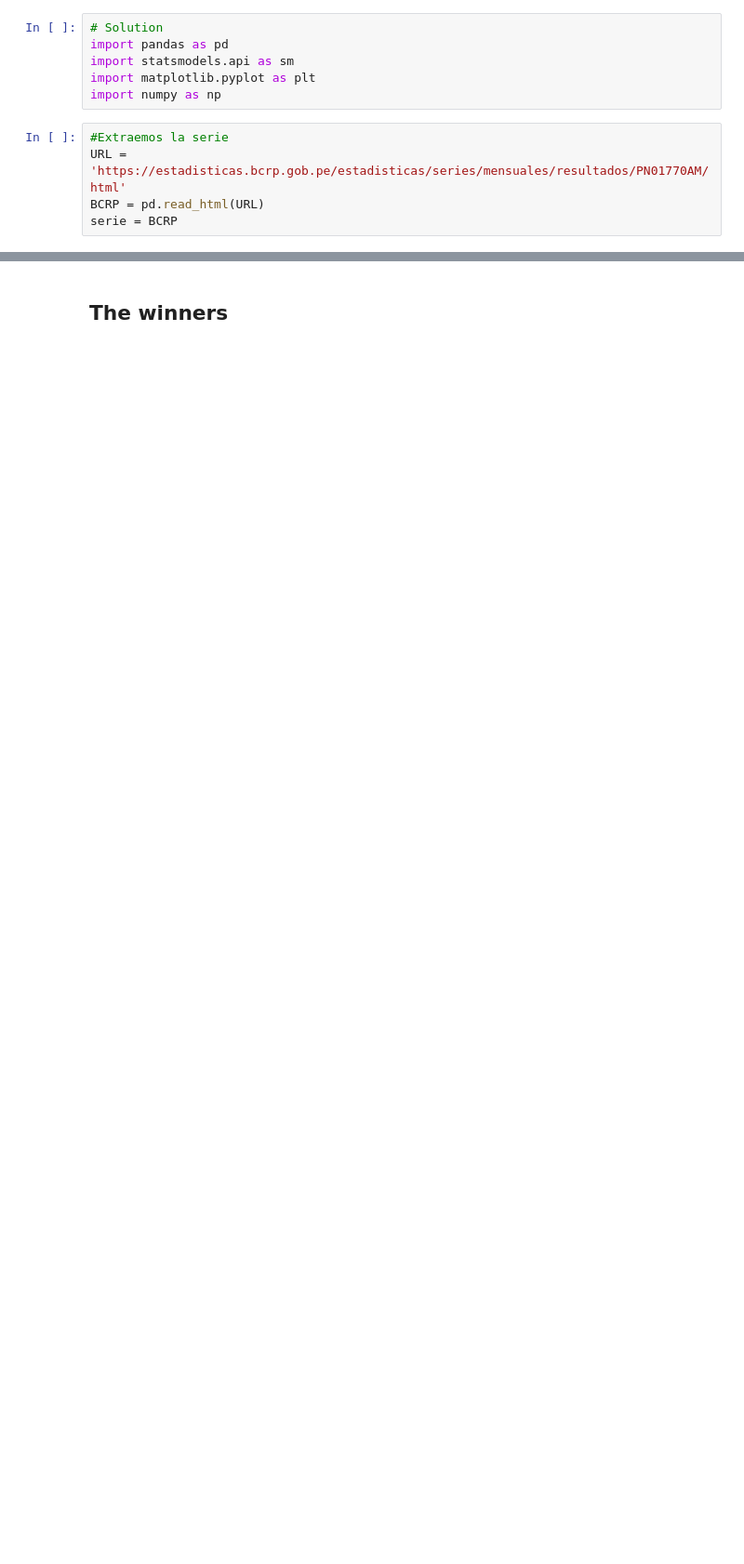
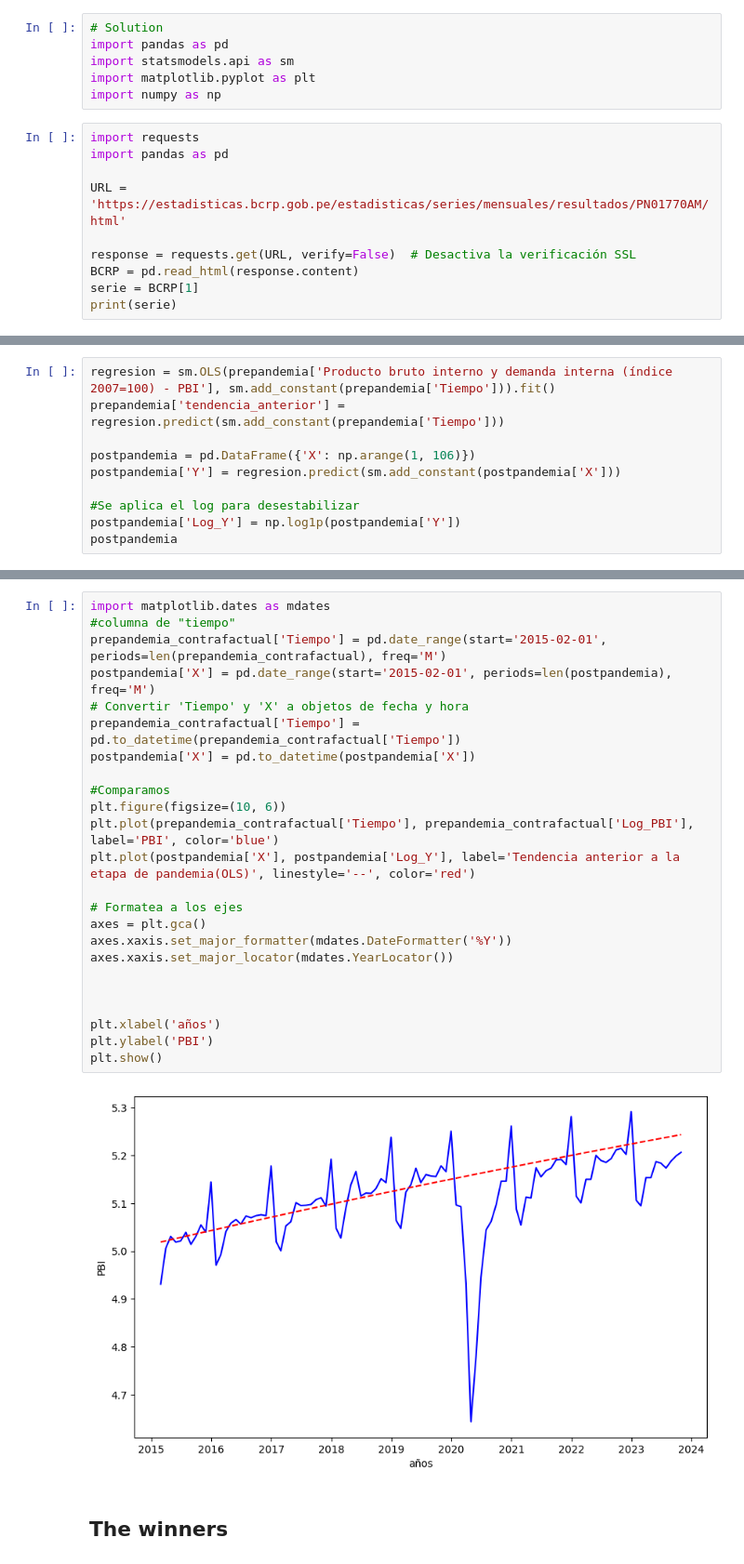
Before and after one commit to qlab-intro-python/tarea-4-tarea_luis-cahuana, a Jupyter notebook: tarea_4_plantilla.ipynb, the cells around one changed output, grey strips where cells are left out. Shown at 93% size. Drawn from its saved outputs; the diff is of its cells as text; blank space fills up the shorter version.

```diff
--- a/tarea_4_plantilla.ipynb
+++ b/tarea_4_plantilla.ipynb
@@ -84,8 +84,13 @@ import statsmodels.api as sm
 import matplotlib.pyplot as plt
 import numpy as np
 # %%
-#Extraemos la serie
+import requests
+import pandas as pd
+
 URL = 'https://estadisticas.bcrp.gob.pe/estadisticas/series/mensuales/resultados/PN01770AM/html'
-BCRP = pd.read_html(URL)
-serie = BCRP
+
+response = requests.get(URL, verify=False)  # Desactiva la verificación SSL
+BCRP = pd.read_html(response.content)
+serie = BCRP[1]
+print(serie)
 # %% [output]
@@ -92,0 +151,10 @@ URLError: <urlopen error [SSL: CERTIFICATE_VERIFY_FAILED] certificate verify fai
+# %%
+regresion = sm.OLS(prepandemia['Producto bruto interno y demanda interna (índice 2007=100) - PBI'], sm.add_constant(prepandemia['Tiempo'])).fit()
+prepandemia['tendencia_anterior'] = regresion.predict(sm.add_constant(prepandemia['Tiempo']))
+
+postpandemia = pd.DataFrame({'X': np.arange(1, 106)})
+postpandemia['Y'] = regresion.predict(sm.add_constant(postpandemia['X']))
+
+#Se aplica el log para desestabilizar
+postpandemia['Log_Y'] = np.log1p(postpandemia['Y'])
+postpandemia
@@ -93,3 +177,29 @@ URLError: <urlopen error [SSL: CERTIFICATE_VERIFY_FAILED] certificate verify fai
+# %%
+import matplotlib.dates as mdates
+#columna de "tiempo"
+prepandemia_contrafactual['Tiempo'] = pd.date_range(start='2015-02-01', periods=len(prepandemia_contrafactual), freq='M')
+postpandemia['X'] = pd.date_range(start='2015-02-01', periods=len(postpandemia), freq='M')
+# Convertir 'Tiempo' y 'X' a objetos de fecha y hora
+prepandemia_contrafactual['Tiempo'] = pd.to_datetime(prepandemia_contrafactual['Tiempo'])
+postpandemia['X'] = pd.to_datetime(postpandemia['X'])
+
+#Comparamos
+plt.figure(figsize=(10, 6))
+plt.plot(prepandemia_contrafactual['Tiempo'], prepandemia_contrafactual['Log_PBI'], label='PBI', color='blue')
+plt.plot(postpandemia['X'], postpandemia['Log_Y'], label='Tendencia anterior a la etapa de pandemia(OLS)', linestyle='--', color='red')
+
+# Formatea a los ejes
+axes = plt.gca()
+axes.xaxis.set_major_formatter(mdates.DateFormatter('%Y'))
+axes.xaxis.set_major_locator(mdates.YearLocator())
+
+
+
+plt.xlabel('años')
+plt.ylabel('PBI')
+plt.show()
+# %% [output]
+[figure, added]
 # %% [markdown]
 ## The winners
 # %% [markdown]
```
Also changed, not shown: parts of 4 cells of this notebook.
